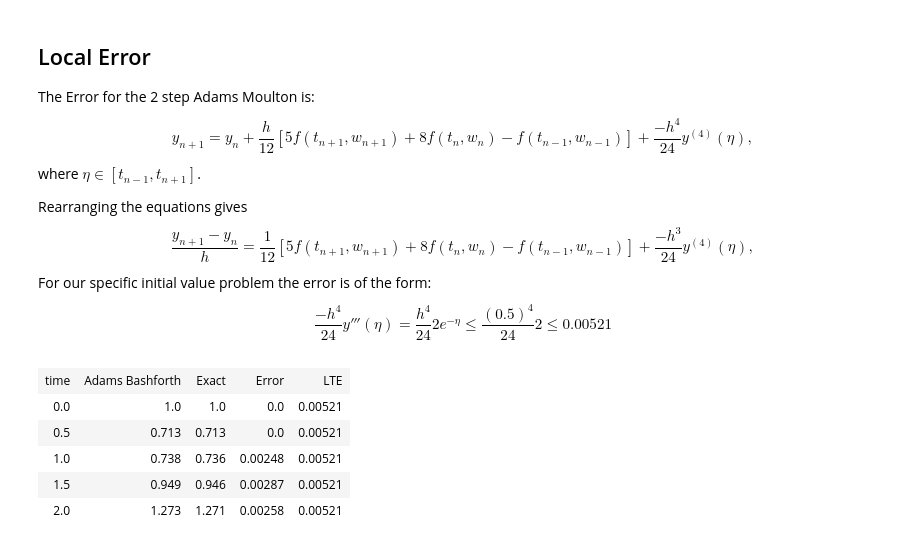
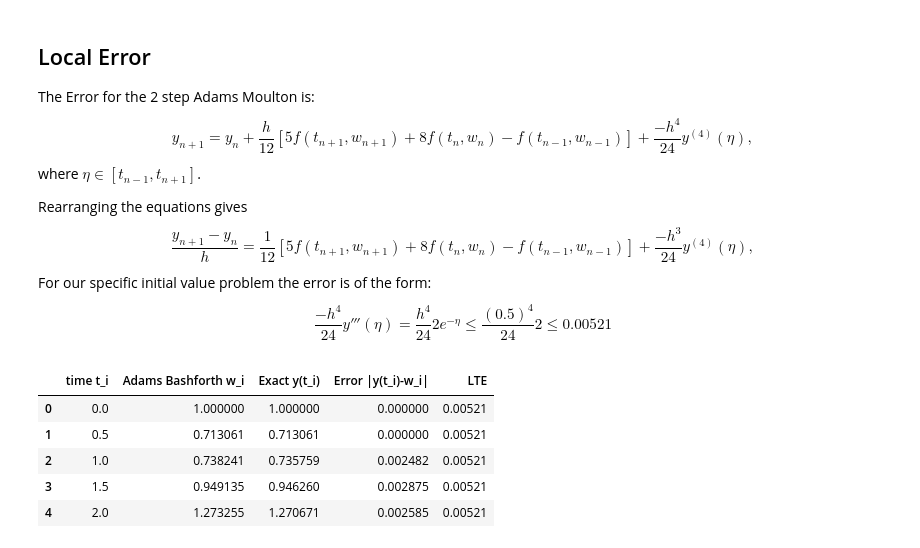
Before and after one commit to john-s-butler-dit/Numerical-Analysis-Python, a Jupyter notebook: Chapter 04 - Multistep Methods/403_Adams Moulton Example.ipynb, the cells around one changed output. Cells and saved outputs as stored; diff of their text form; code cells hidden in the pictures.

Commit message:
updating names and panda for tables

```diff
--- a/Chapter 04 - Multistep Methods/403_Adams Moulton Example.ipynb
+++ b/Chapter 04 - Multistep Methods/403_Adams Moulton Example.ipynb
@@ -147,16 +129,16 @@ Rearranging the equations gives
 $$\frac{y_{n+1}-y_{n}}{h}=\frac{1}{12}[5f(t_{n+1},w_{n+1})+8f(t_{n},w_{n})-f(t_{n-1},w_{n-1})] +\frac{-h^3}{24}y^{(4)}(\eta),$$
 For our specific initial value problem the error is of the form:
 $$\frac{-h^4}{24}y'''(\eta)=\frac{h^4}{24}2e^{-\eta} \leq\frac{(0.5)^4}{24} 2\leq 0.00521 $$
-# %%
-table = ListTable()
-table.append(['time', 'Adams Bashforth','Exact','Error','LTE'])
-for i in range (0,len(t)):
-    table.append([round(t[i],3), round(w[i],3), round(y[i],3),round(abs(y[i]-w[i]),5),round(2*0.5**4/24,5)])
-table
-# %% [output]
-| time | Adams Bashforth | Exact | Error | LTE |
-| 0.0 | 1.0 | 1.0 | 0.0 | 0.00521 |
-| 0.5 | 0.713 | 0.713 | 0.0 | 0.00521 |
-| 1.0 | 0.738 | 0.736 | 0.00248 | 0.00521 |
-| 1.5 | 0.949 | 0.946 | 0.00287 | 0.00521 |
-| 2.0 | 1.273 | 1.271 | 0.00258 | 0.00521 |
+# %%
+
+
+d = {'time t_i': t, 'Adams Bashforth w_i': w,'Exact y(t_i)':y,'Error |y(t_i)-w_i|':np.abs(y-w),'LTE':round(2*0.5**4/24,5)}
+df = pd.DataFrame(data=d)
+df
+# %% [output]
+|  | time t_i | Adams Bashforth w_i | Exact y(t_i) | Error |y(t_i)-w_i| | LTE |
+| 0 | 0.0 | 1.000000 | 1.000000 | 0.000000 | 0.00521 |
+| 1 | 0.5 | 0.713061 | 0.713061 | 0.000000 | 0.00521 |
+| 2 | 1.0 | 0.738241 | 0.735759 | 0.002482 | 0.00521 |
+| 3 | 1.5 | 0.949135 | 0.946260 | 0.002875 | 0.00521 |
+| 4 | 2.0 | 1.273255 | 1.270671 | 0.002585 | 0.00521 |
```
Also changed, not shown: parts of 5 cells of this notebook, 9 other files.
